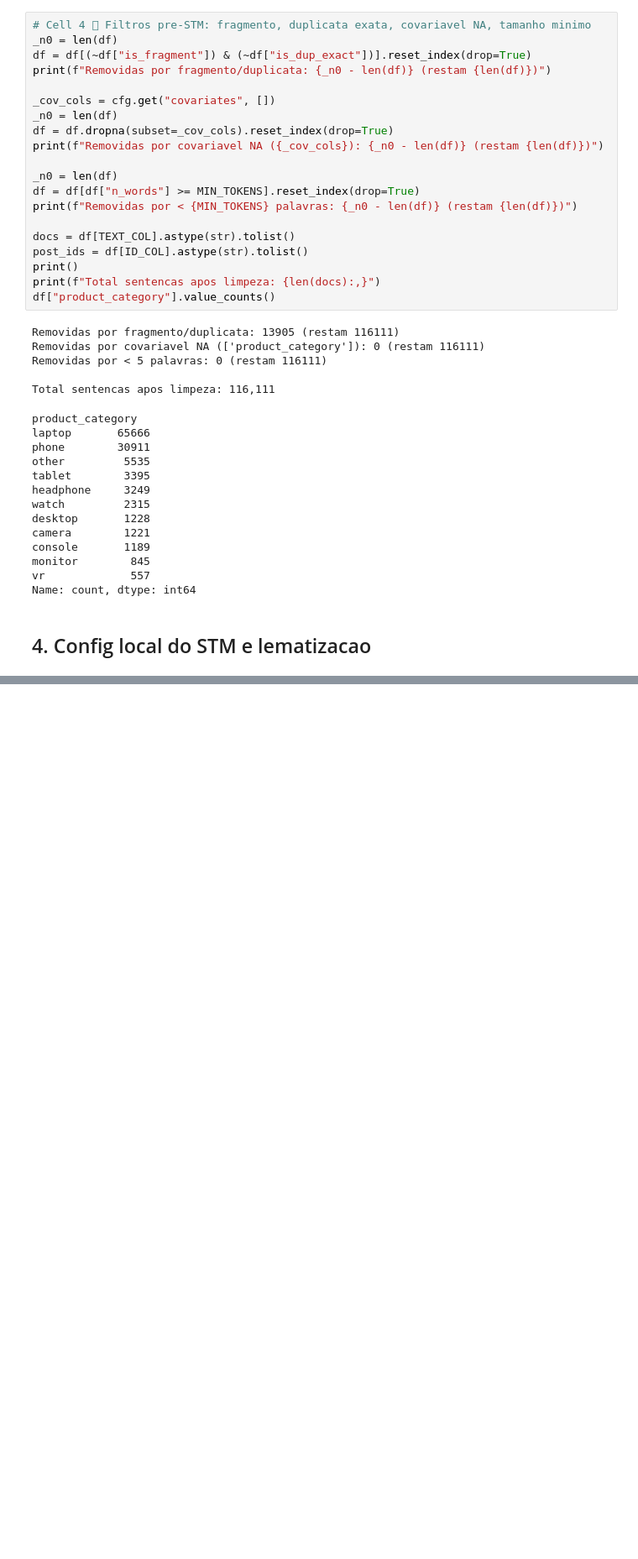
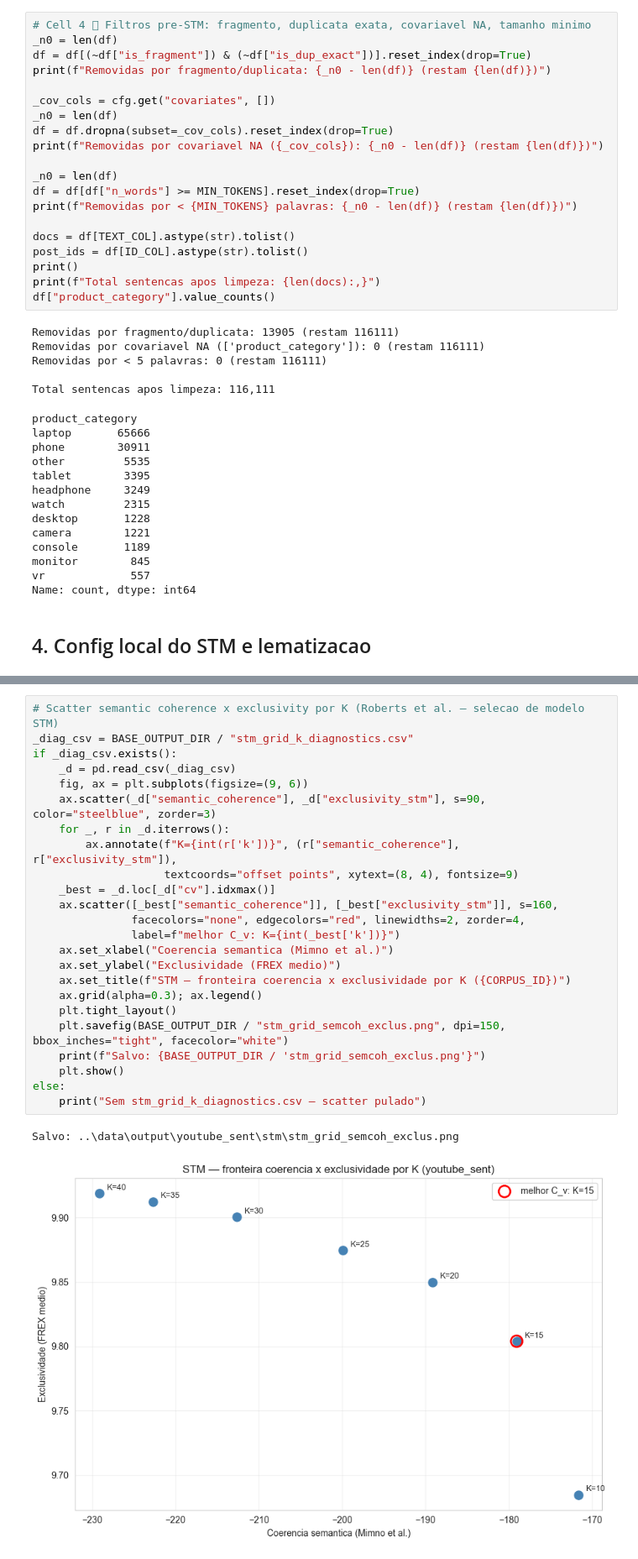
Before and after one commit to douglasfragoso/requisitos-youtube, a Jupyter notebook: 03-topic-modeling/notebooks/stm/02_stm_youtube_sent.ipynb, the cells around one changed output, grey strips where cells are left out. Shown at 84% size. Cells and saved outputs as stored; diff of their text form; blank space fills up the shorter version.

```diff
--- a/03-topic-modeling/notebooks/stm/02_stm_youtube_sent.ipynb
+++ b/03-topic-modeling/notebooks/stm/02_stm_youtube_sent.ipynb
@@ -172,0 +352,27 @@ Lematizando (single-process spaCy en_core_web_sm)...
+# %%
+# Scatter semantic coherence x exclusivity por K (Roberts et al. — selecao de modelo STM)
+_diag_csv = BASE_OUTPUT_DIR / "stm_grid_k_diagnostics.csv"
+if _diag_csv.exists():
+    _d = pd.read_csv(_diag_csv)
+    fig, ax = plt.subplots(figsize=(9, 6))
+    ax.scatter(_d["semantic_coherence"], _d["exclusivity_stm"], s=90, color="steelblue", zorder=3)
+    for _, r in _d.iterrows():
+        ax.annotate(f"K={int(r['k'])}", (r["semantic_coherence"], r["exclusivity_stm"]),
+                    textcoords="offset points", xytext=(8, 4), fontsize=9)
+    _best = _d.loc[_d["cv"].idxmax()]
+    ax.scatter([_best["semantic_coherence"]], [_best["exclusivity_stm"]], s=160,
+               facecolors="none", edgecolors="red", linewidths=2, zorder=4,
+               label=f"melhor C_v: K={int(_best['k'])}")
+    ax.set_xlabel("Coerencia semantica (Mimno et al.)")
+    ax.set_ylabel("Exclusividade (FREX medio)")
+    ax.set_title(f"STM — fronteira coerencia x exclusividade por K ({CORPUS_ID})")
+    ax.grid(alpha=0.3); ax.legend()
+    plt.tight_layout()
+    plt.savefig(BASE_OUTPUT_DIR / "stm_grid_semcoh_exclus.png", dpi=150, bbox_inches="tight", facecolor="white")
+    print(f"Salvo: {BASE_OUTPUT_DIR / 'stm_grid_semcoh_exclus.png'}")
+    plt.show()
+else:
+    print("Sem stm_grid_k_diagnostics.csv — scatter pulado")
+# %% [output]
+Salvo: ..\data\output\youtube_sent\stm\stm_grid_semcoh_exclus.png
+[figure, added]
```
Also changed, not shown: parts of 37 cells of this notebook, 3 other files.
